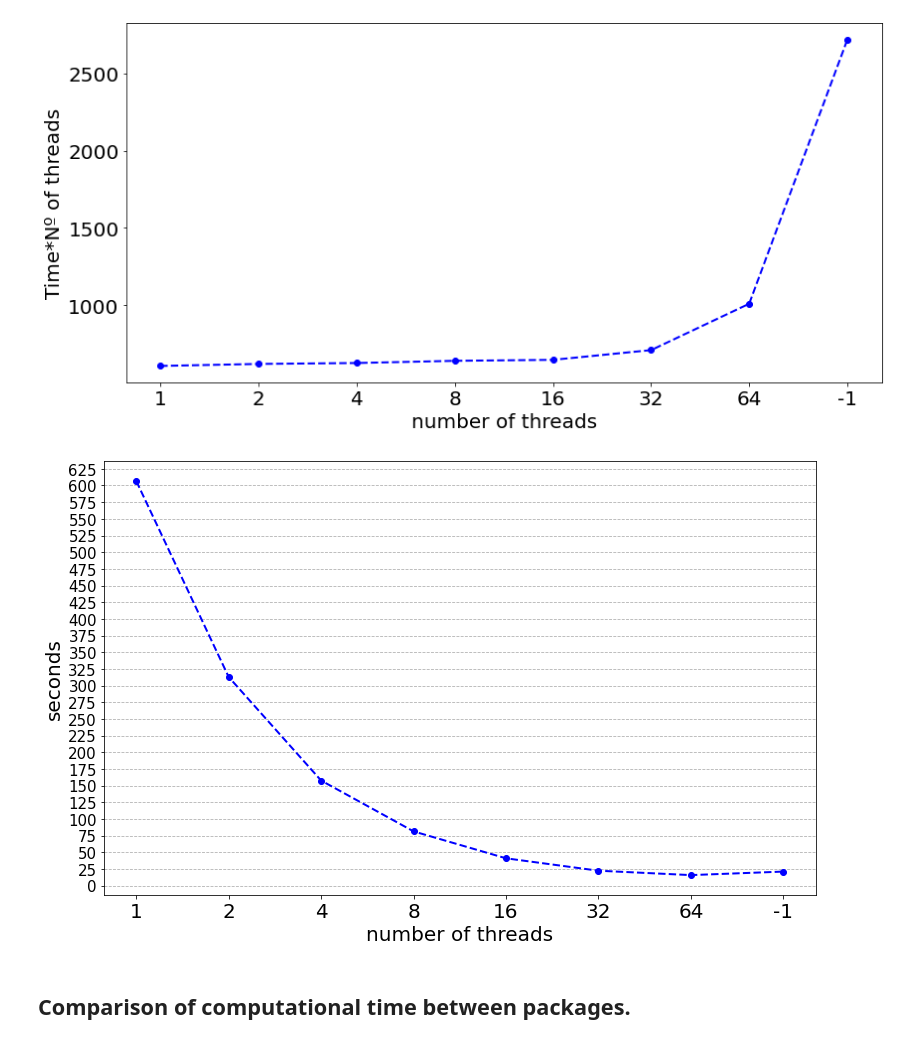
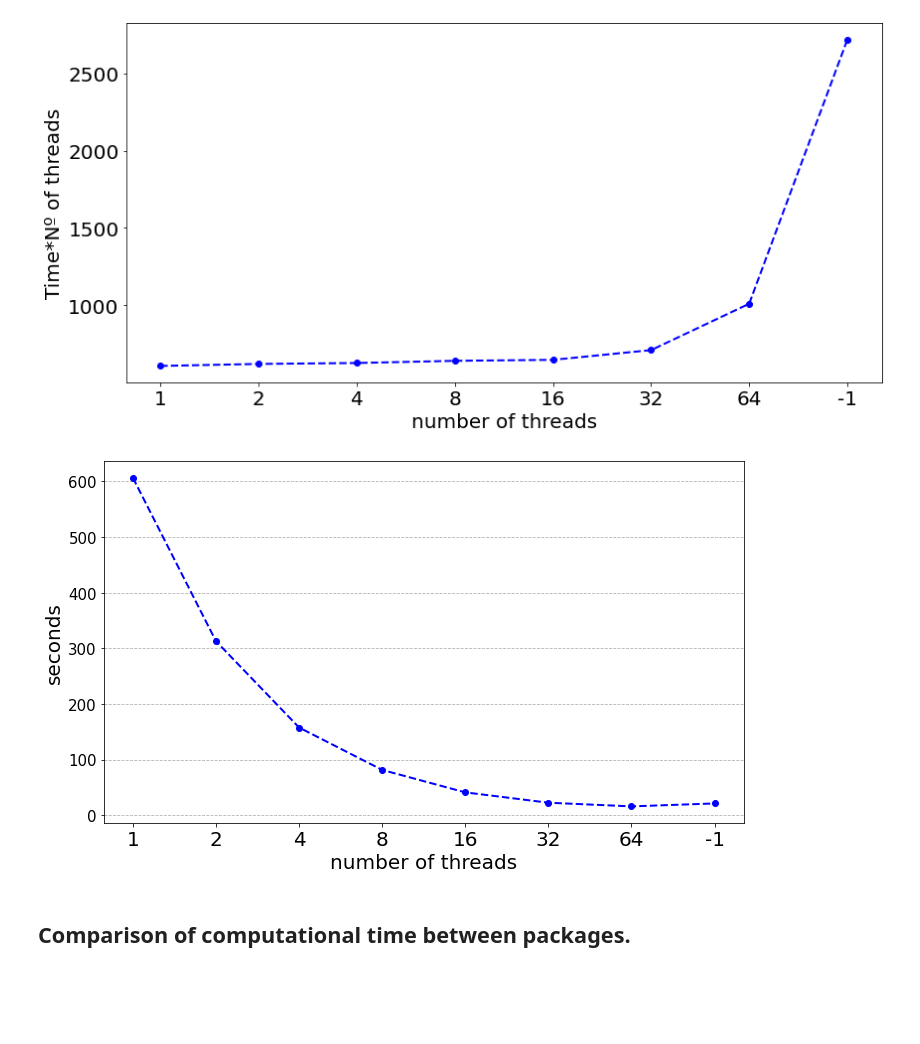
Before and after one commit to oscarescuderoarnanz/dtwParallel, a Jupyter notebook: exampleData/CodeExamples/plot_timeExamples.ipynb, the cells around one changed output. Cells and saved outputs as stored; diff of their text form; code cells hidden in the pictures; blank space fills up the shorter version.

```diff
--- a/exampleData/CodeExamples/plot_timeExamples.ipynb
+++ b/exampleData/CodeExamples/plot_timeExamples.ipynb
@@ -161,36 +161,36 @@ for index in range(len(n_threads)):
     a = [float(i) for i in a]
     dicc[n_threads[index]] = a
 
 values = []
 
 ymin = []
 ymax = []
 
 keys = n_threads
 for i in range(len(keys)):
     ymin.append(np.min(dicc[keys[i]]))
     ymax.append(np.max(dicc[keys[i]]))
     values.append(np.mean(dicc[keys[i]]))
 
-fig, axis = plt.subplots(1,1,figsize=(11,7))
+fig, axis = plt.subplots(1,1,figsize=(10,6))
 
 axis.plot(values,'bo--',linewidth=2,alpha=1)
 
 
 # plt.fill_between(np.arange(len(n_threads)), ymin, ymax, alpha=0.2, color='green',label='error band')
 
 keys_finales = list(map(str, n_threads))
 plt.xticks(np.arange(len(n_threads)), keys_finales, fontsize=20)
-keys_finales_2 = np.arange(0,650,25)
+keys_finales_2 = np.arange(0,650,100)
 plt.yticks(keys_finales_2, fontsize=15)
 axis.set_xlabel('number of threads',fontsize=20)
 axis.set_ylabel('seconds',fontsize=20)
 plt.tight_layout()
 axis.yaxis.grid(linestyle = 'dashed')  # grid lines
 axis.set_axisbelow(True)  # grid lines are behind the rest
 plt.savefig("../Figures/dtwParallel_dtw_D.png")
 # %% [output]
-[figure, old version]
+[figure, new version]
 # %% [markdown]
 ## Comparison of computational time between packages.
 # %%
```
Also changed, not shown: parts of 5 cells of this notebook, 10 other files.
